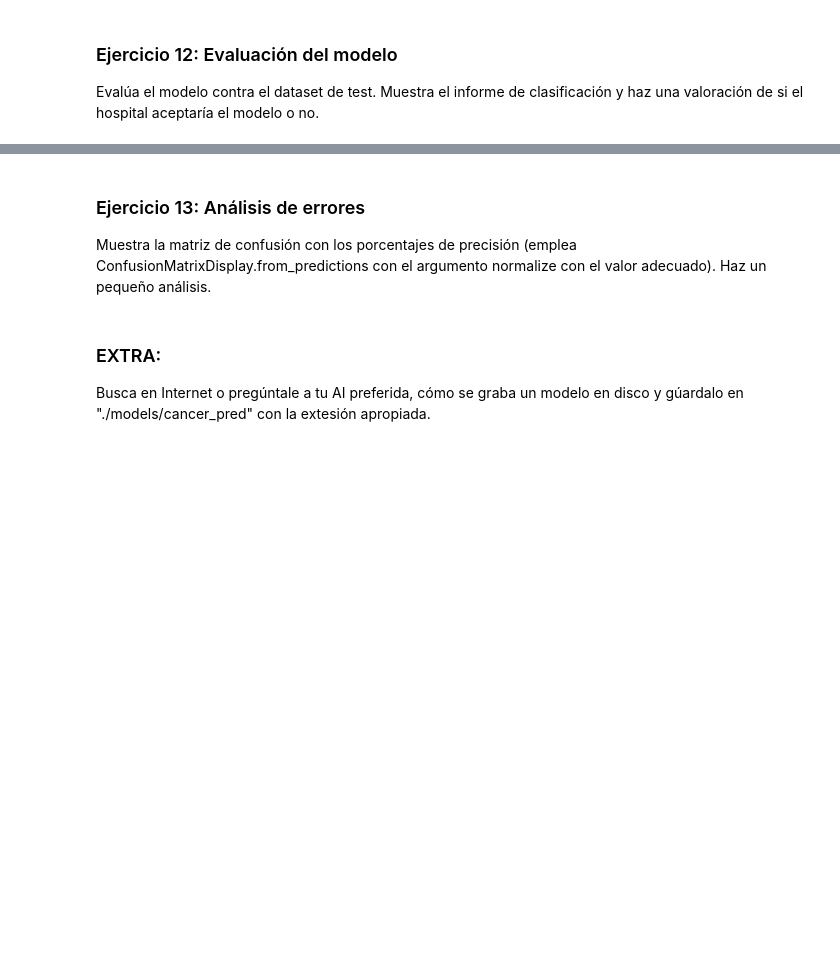
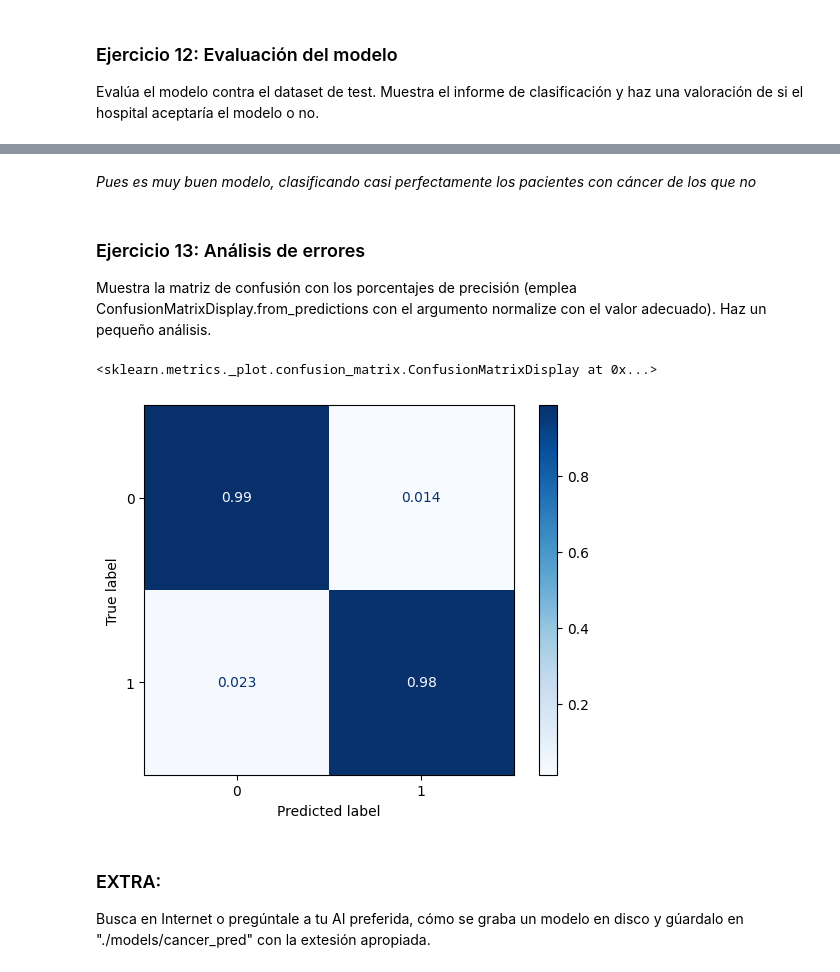
Before and after one commit to vrieraj/ONLINE_DS_THEBRIDGE_Ejercicios, a Jupyter notebook: 04_Machine_Learning/Sprint_12/Unidad_02/Ejercicios_Workout/13_Ejercicios_Repaso_Clasificacion.ipynb, the cells around one changed output, grey strips where cells are left out. Cells and saved outputs as stored; diff of their text form; code cells hidden in the pictures; blank space fills up the shorter version.

```diff
--- a/04_Machine_Learning/Sprint_12/Unidad_02/Ejercicios_Workout/13_Ejercicios_Repaso_Clasificacion.ipynb
+++ b/04_Machine_Learning/Sprint_12/Unidad_02/Ejercicios_Workout/13_Ejercicios_Repaso_Clasificacion.ipynb
@@ -255,6 +255,17 @@ y_test = set_test[target]
 ### Ejercicio 9: Instanciación de modelos
 # %% [markdown]
 Importa e instancia los modelos que hayas escogido en el ejercicio 6. En general, no hace falta que asignes ahora ningún hiperparámetro salvo en los basados en árboles en los que debes escoger un max_depth para evitar el sobreajuste inicial. Si quieres emplear la regresión logística es posible que tengas que utilizar un valor de max_iter para que el algoritmo converja.
+# %%
+knn = KNeighborsClassifier(n_neighbors=5)                   # Valor por defecto
+log_reg = LogisticRegression(max_iter=100)                  # Valor por defecto
+rforest = RandomForestClassifier(max_depth=5,
+                                 class_weight='balanced',   # Para datos desbalanceados
+                                 random_state=42)           # Asignamos random_state para igualar condiciones con LightGBM
+ligth = LGBMClassifier(max_depth=5,
+                       boosting_type='dart',                # Para datos desbalanceados, omite algunos árboles
+                       objective='binary',                  # Para clasificación binaria, usa log_reg
+                       random_state=42,                      # Asignamos random_state para igualar condiciones con RandomForest
+                       verbose=-1)
 # %% [markdown]
 ### Ejercicio 10: Comparativa de modelos
 
@@ -263,3 +290,16 @@ Haz la comparativa de modelos empleando cross_val_score (es decir la validación
 ### Ejercicio 11: Ajuste de hiperparámetros
 
 Escoge un grid para ajustar los hiperparámetros de tu modelo. Crea un objeto GridSearch y "ajustalo" (emplea su método fit) para encontrar la mejor combinaciónde hiperparámetros empleando la métrica que decidimos en el ejercio 1. Si no lo tienes claro emplea "balance accuracy". Por otro lado, incluye en el grid, el hiperparámetro que permita que el modelo "compense" el desbalanceo del dataset de entrada, aunque este no lo tenga.
+# %%
+# Nos quedamos con la regresión logística que nos dio la mejor métrica
+LogisticRegression
+log_reg_params = {
+    'penalty':['l2',None],
+    'C':[0.001, 0.01, 0.1, 1, 10],
+    'solver':['lbfgs','liblinear','newton-cholesky'],
+    'max_iter':[100, 1000, 10000],
+    'class_weight':['balanced', None] # fijaremos este parámetro al ser un dataset desbalanceado
+}
+
+log_reg_grid = GridSearchCV(log_reg, param_grid=log_reg_params, cv=5, scoring='balanced_accuracy')
+log_reg_grid.fit(X_train,y_train)
@@ -267,3 +364,7 @@ Escoge un grid para ajustar los hiperparámetros de tu modelo. Crea un objeto Gr
 ### Ejercicio 12: Evaluación del modelo
 
 Evalúa el modelo contra el dataset de test. Muestra el informe de clasificación y haz una valoración de si el hospital aceptaría el modelo o no.
+# %%
+y_pred = log_reg_grid.best_estimator_.predict(X_test)
+
+print(classification_report(y_test, y_pred))
@@ -270,7 +380,14 @@ Evalúa el modelo contra el dataset de test. Muestra el informe de clasificació
+# %% [markdown]
+*Pues es muy buen modelo, clasificando casi perfectamente los pacientes con cáncer de los que no*
 # %% [markdown]
 ### Ejercicio 13: Análisis de errores
 
 Muestra la matriz de confusión con los porcentajes de precisión (emplea ConfusionMatrixDisplay.from_predictions con el argumento normalize con el valor adecuado). Haz un pequeño análisis.
+# %%
+ConfusionMatrixDisplay.from_predictions(y_test, y_pred, normalize='true', cmap='Blues')
+# %% [output]
+<sklearn.metrics._plot.confusion_matrix.ConfusionMatrixDisplay at 0x...>
+[figure, added]
 # %% [markdown]
 ### EXTRA:
 
```
Also changed, not shown: parts of 8 cells of this notebook.
